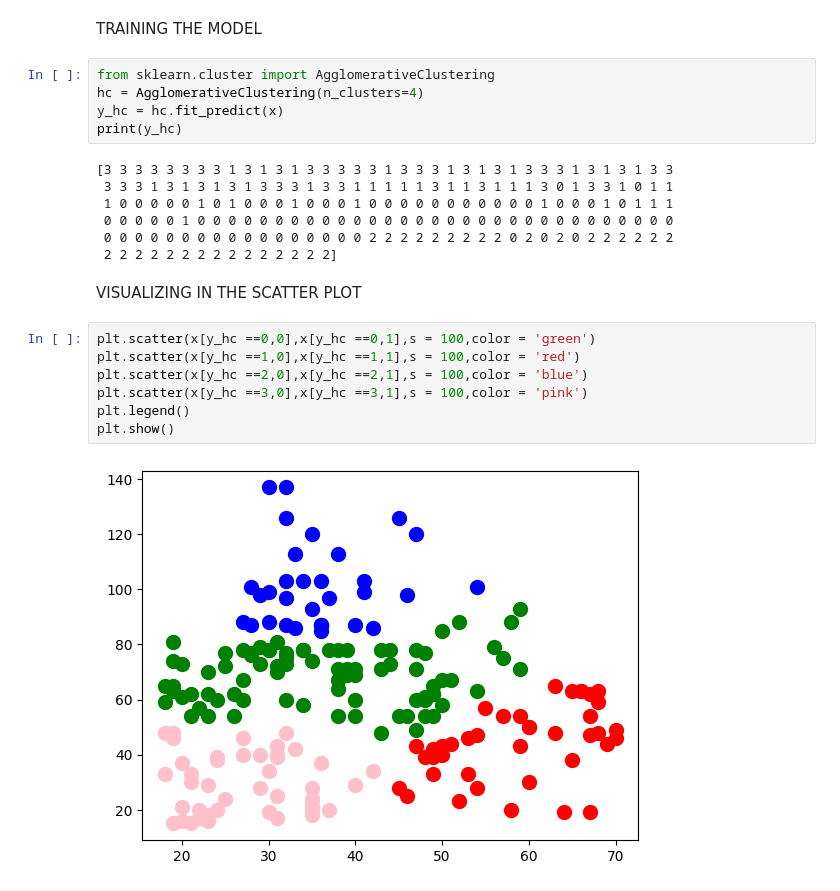
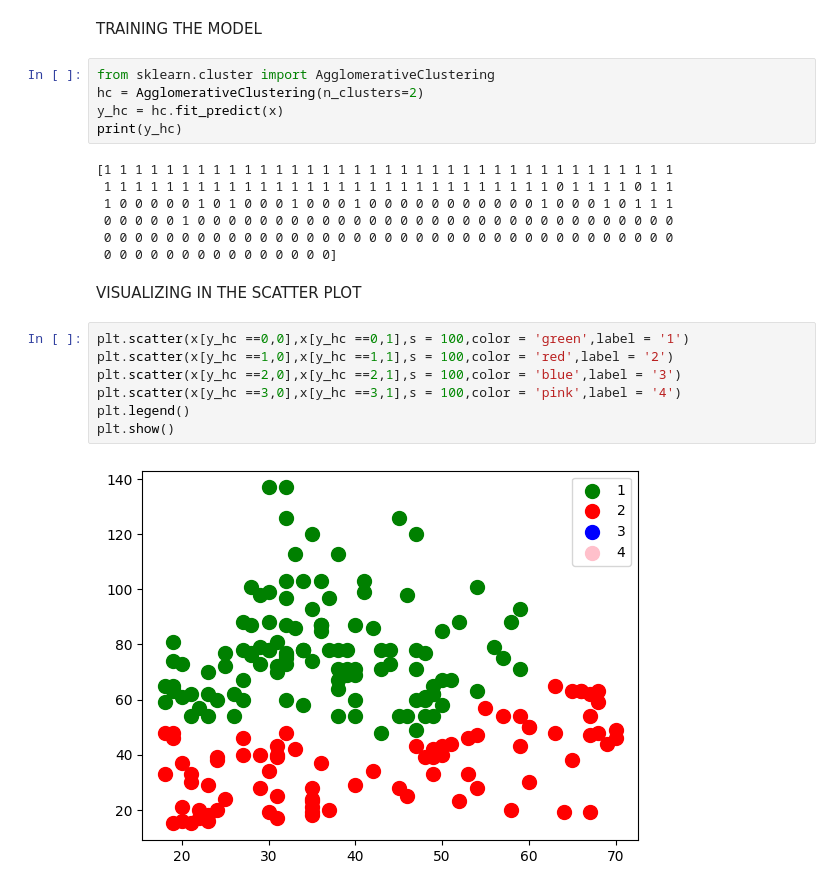
Before and after one commit to pugazhmukilan/Machine-Learning, a Jupyter notebook: HERIRACIAL CLUTERING/heriracial clutering.ipynb, the cells around one changed output. Drawn from its saved outputs; the diff is of its cells as text.

```diff
--- a/HERIRACIAL CLUTERING/heriracial clutering.ipynb
+++ b/HERIRACIAL CLUTERING/heriracial clutering.ipynb
@@ -23,24 +23,24 @@ Text(0, 0.5, 'eucledian distance')
 TRAINING THE MODEL
 # %%
 from sklearn.cluster import AgglomerativeClustering
-hc = AgglomerativeClustering(n_clusters=4)
+hc = AgglomerativeClustering(n_clusters=2)
 y_hc = hc.fit_predict(x)
 print(y_hc)
 # %% [output]
-[3 3 3 3 3 3 3 3 1 3 1 3 1 3 3 3 3 3 1 3 3 3 1 3 1 3 1 3 3 3 1 3 1 3 1 3 3
- 3 3 3 1 3 1 3 1 3 1 3 3 3 1 3 3 1 1 1 1 1 3 1 1 3 1 1 1 3 0 1 3 3 1 0 1 1
+[1 1 1 1 1 1 1 1 1 1 1 1 1 1 1 1 1 1 1 1 1 1 1 1 1 1 1 1 1 1 1 1 1 1 1 1 1
+ 1 1 1 1 1 1 1 1 1 1 1 1 1 1 1 1 1 1 1 1 1 1 1 1 1 1 1 1 1 0 1 1 1 1 0 1 1
  1 0 0 0 0 0 1 0 1 0 0 0 1 0 0 0 1 0 0 0 0 0 0 0 0 0 0 0 1 0 0 0 1 0 1 1 1
  0 0 0 0 0 1 0 0 0 0 0 0 0 0 0 0 0 0 0 0 0 0 0 0 0 0 0 0 0 0 0 0 0 0 0 0 0
- 0 0 0 0 0 0 0 0 0 0 0 0 0 0 0 0 0 2 2 2 2 2 2 2 2 2 0 2 0 2 0 2 2 2 2 2 2
- 2 2 2 2 2 2 2 2 2 2 2 2 2 2 2]
+ 0 0 0 0 0 0 0 0 0 0 0 0 0 0 0 0 0 0 0 0 0 0 0 0 0 0 0 0 0 0 0 0 0 0 0 0 0
+ 0 0 0 0 0 0 0 0 0 0 0 0 0 0 0]
 # %% [markdown]
 VISUALIZING IN THE SCATTER PLOT
 # %%
-plt.scatter(x[y_hc ==0,0],x[y_hc ==0,1],s = 100,color = 'green')
-plt.scatter(x[y_hc ==1,0],x[y_hc ==1,1],s = 100,color = 'red')
-plt.scatter(x[y_hc ==2,0],x[y_hc ==2,1],s = 100,color = 'blue')
-plt.scatter(x[y_hc ==3,0],x[y_hc ==3,1],s = 100,color = 'pink')
+plt.scatter(x[y_hc ==0,0],x[y_hc ==0,1],s = 100,color = 'green',label = '1')
+plt.scatter(x[y_hc ==1,0],x[y_hc ==1,1],s = 100,color = 'red',label = '2')
+plt.scatter(x[y_hc ==2,0],x[y_hc ==2,1],s = 100,color = 'blue',label = '3')
+plt.scatter(x[y_hc ==3,0],x[y_hc ==3,1],s = 100,color = 'pink',label = '4')
 plt.legend()
 plt.show()
 # %% [output]
-[figure, old version]
+[figure, new version]
```
Also changed, not shown: 6 other files.
